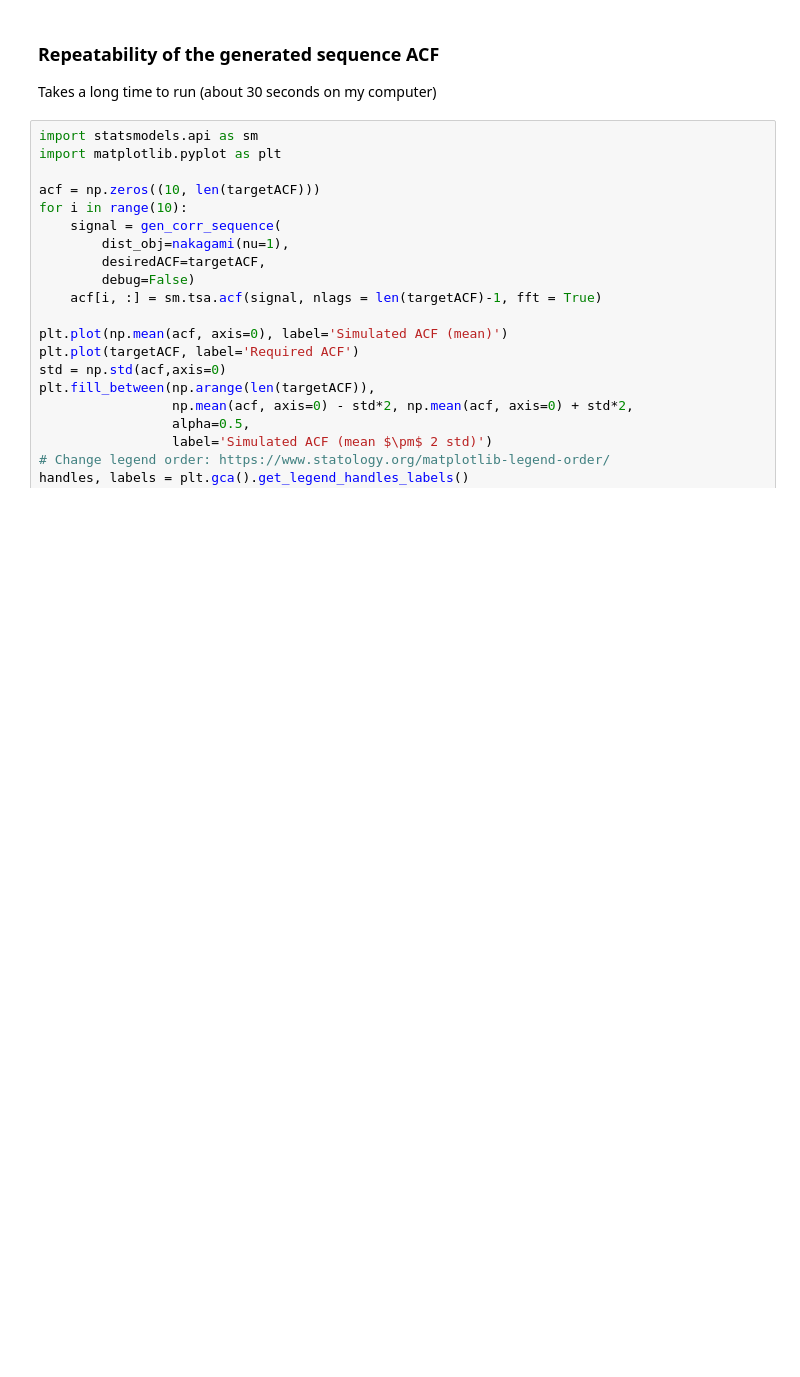
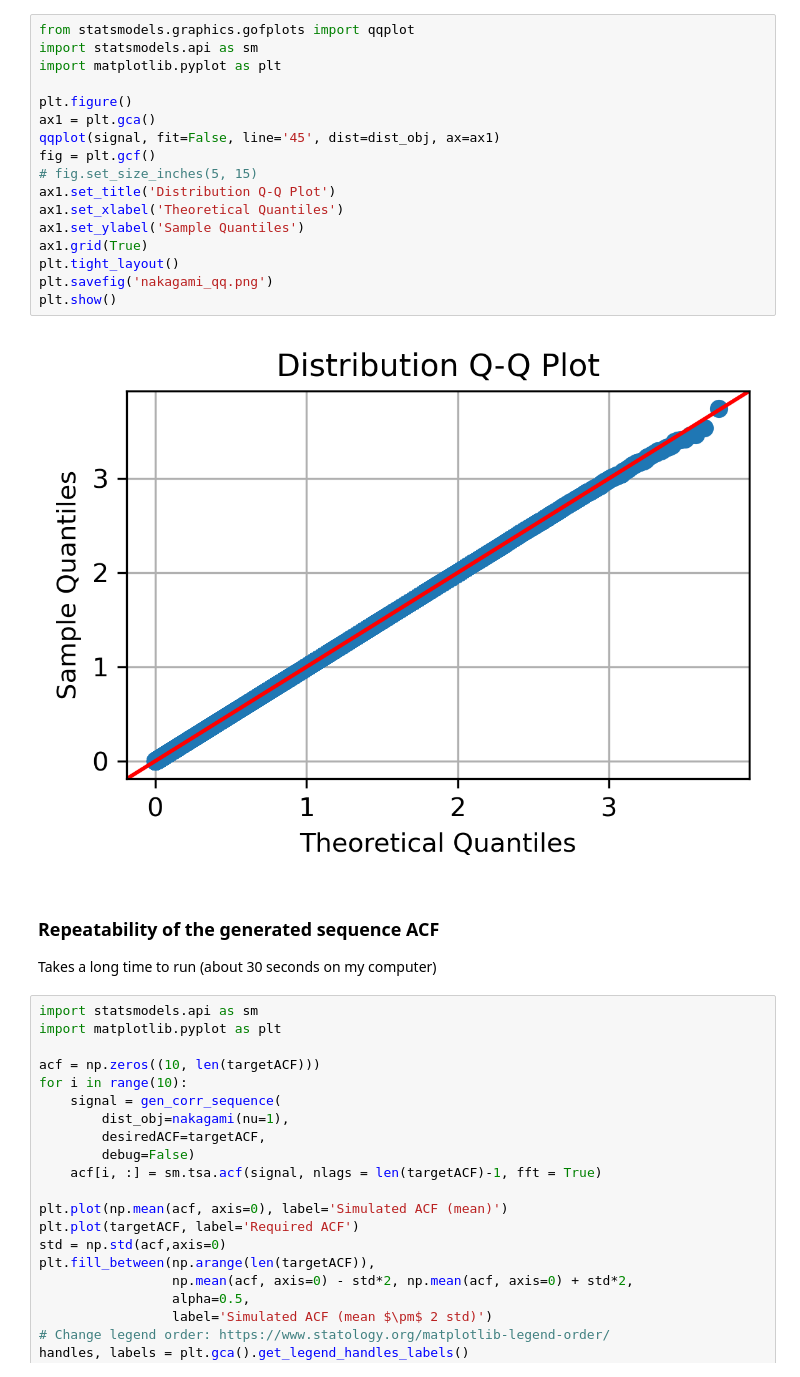
Before and after one commit to bykhov/generate_corr_sequence, a Jupyter notebook: examples/nakagami_example.ipynb, the cells around one changed output. Cells and saved outputs as stored; diff of their text form; blank space fills up the shorter version.

```diff
--- a/examples/nakagami_example.ipynb
+++ b/examples/nakagami_example.ipynb
@@ -20,3 +20,22 @@ signal = gen_corr_sequence(
+# %%
+from statsmodels.graphics.gofplots import qqplot
+import statsmodels.api as sm
+import matplotlib.pyplot as plt
+
+plt.figure()
+ax1 = plt.gca()
+qqplot(signal, fit=False, line='45', dist=dist_obj, ax=ax1)
+fig = plt.gcf()
+# fig.set_size_inches(5, 15)
+ax1.set_title('Distribution Q-Q Plot')
+ax1.set_xlabel('Theoretical Quantiles')
+ax1.set_ylabel('Sample Quantiles')
+ax1.grid(True)
+plt.tight_layout()
+plt.savefig('nakagami_qq.png')
+plt.show()
+# %% [output]
+[figure, added]
 # %% [markdown]
 ### Repeatability of the generated sequence ACF
 Takes a long time to run (about 30 seconds on my computer)
```
Also changed, not shown: parts of 3 cells of this notebook, 39 other files.
